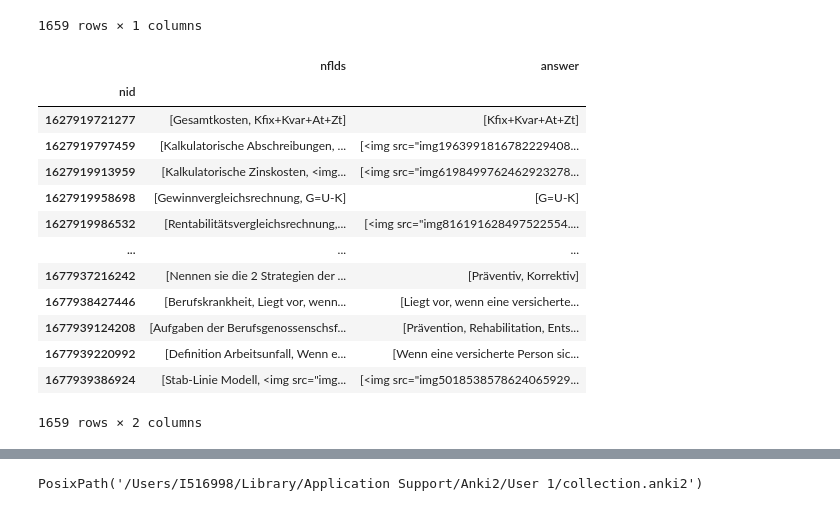
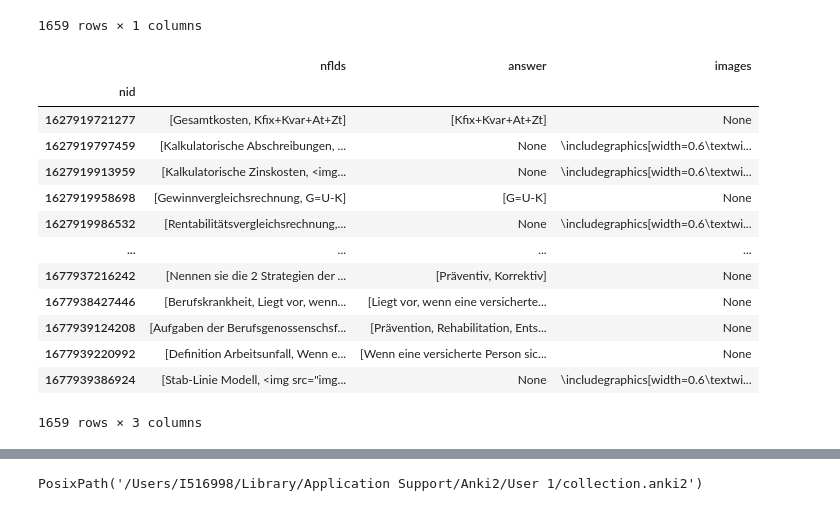
Before and after one commit to Ankinator/ankinator-flashcard-models, a Jupyter notebook: notebooks/models/image-to-text/Image-to-text-pretraining-dataset.ipynb, the cells around one changed output, grey strips where cells are left out. Cells and saved outputs as stored; diff of their text form; code cells hidden in the pictures.

Commit message:
add Image support

```diff
--- a/notebooks/models/image-to-text/Image-to-text-pretraining-dataset.ipynb
+++ b/notebooks/models/image-to-text/Image-to-text-pretraining-dataset.ipynb
@@ -60,21 +60,39 @@ df
 | 1677939220992 | [Definition Arbeitsunfall, Wenn e... |
 | 1677939386924 | [Stab-Linie Modell, <img src="img... |
 1659 rows × 1 columns
+# %%
+from typing import List
+import regex as re
+from bs4 import BeautifulSoup
+def process_answers(x: List[str]) -> List[str]:
+	if not re.match(r'<img src=".*">', x[1]) is not None:
+		x = [i for i in x[1].split("<br>") if i != ""]
+	else: x = None
+	return x
+# %%
+def process_images(x: List[str]) -> str:
+	col_media_path: str = os.path.join(col.path.parent.as_posix(), "collection.media")
+	if re.match(r'<img src=".*">', x[1]) is not None:
+		soup = BeautifulSoup(x[1])
+		x = '\includegraphics[width=0.6\\textwidth]{'+ os.path.join(col_media_path, soup.find("img").get("src"))+ '}'
+	else: x = None
+	return x
 # %%
-df["answer"] = df.nflds.apply(lambda x: [i for i in x[1].split("<br>") if i != ""])
+df["answer"] = df.nflds.apply(lambda x: process_answers(x))
+df["images"] = df.nflds.apply(lambda x: process_images(x))
 df
 # %% [output]
-|  | nflds | answer |
-| nid |  |  |
-| 1627919721277 | [Gesamtkosten, Kfix+Kvar+At+Zt] | [Kfix+Kvar+At+Zt] |
-| 1627919797459 | [Kalkulatorische Abschreibungen, ... | [<img src="img1963991816782229408... |
-| 1627919913959 | [Kalkulatorische Zinskosten, <img... | [<img src="img6198499762462923278... |
-| 1627919958698 | [Gewinnvergleichsrechnung, G=U-K] | [G=U-K] |
-| 1627919986532 | [Rentabilitätsvergleichsrechnung,... | [<img src="img816191628497522554.... |
-| ... | ... | ... |
-| 1677937216242 | [Nennen sie die 2 Strategien der ... | [Präventiv, Korrektiv] |
-| 1677938427446 | [Berufskrankheit, Liegt vor, wenn... | [Liegt vor, wenn eine versicherte... |
-| 1677939124208 | [Aufgaben der Berufsgenossenschsf... | [Prävention, Rehabilitation, Ents... |
-| 1677939220992 | [Definition Arbeitsunfall, Wenn e... | [Wenn eine versicherte Person sic... |
-| 1677939386924 | [Stab-Linie Modell, <img src="img... | [<img src="img5018538578624065929... |
+|  | nflds | answer | images |
+| nid |  |  |  |
+| 1627919721277 | [Gesamtkosten, Kfix+Kvar+At+Zt] | [Kfix+Kvar+At+Zt] | None |
+| 1627919797459 | [Kalkulatorische Abschreibungen, ... | None | \includegraphics[width=0.6\textwi... |
+| 1627919913959 | [Kalkulatorische Zinskosten, <img... | None | \includegraphics[width=0.6\textwi... |
+| 1627919958698 | [Gewinnvergleichsrechnung, G=U-K] | [G=U-K] | None |
+| 1627919986532 | [Rentabilitätsvergleichsrechnung,... | None | \includegraphics[width=0.6\textwi... |
+| ... | ... | ... | ... |
+| 1677937216242 | [Nennen sie die 2 Strategien der ... | [Präventiv, Korrektiv] | None |
+| 1677938427446 | [Berufskrankheit, Liegt vor, wenn... | [Liegt vor, wenn eine versicherte... | None |
+| 1677939124208 | [Aufgaben der Berufsgenossenschsf... | [Prävention, Rehabilitation, Ents... | None |
+| 1677939220992 | [Definition Arbeitsunfall, Wenn e... | [Wenn eine versicherte Person sic... | None |
+| 1677939386924 | [Stab-Linie Modell, <img src="img... | None | \includegraphics[width=0.6\textwi... |
-1659 rows × 2 columns
+1659 rows × 3 columns
```
Also changed, not shown: parts of 2 cells of this notebook, 2 other files.
